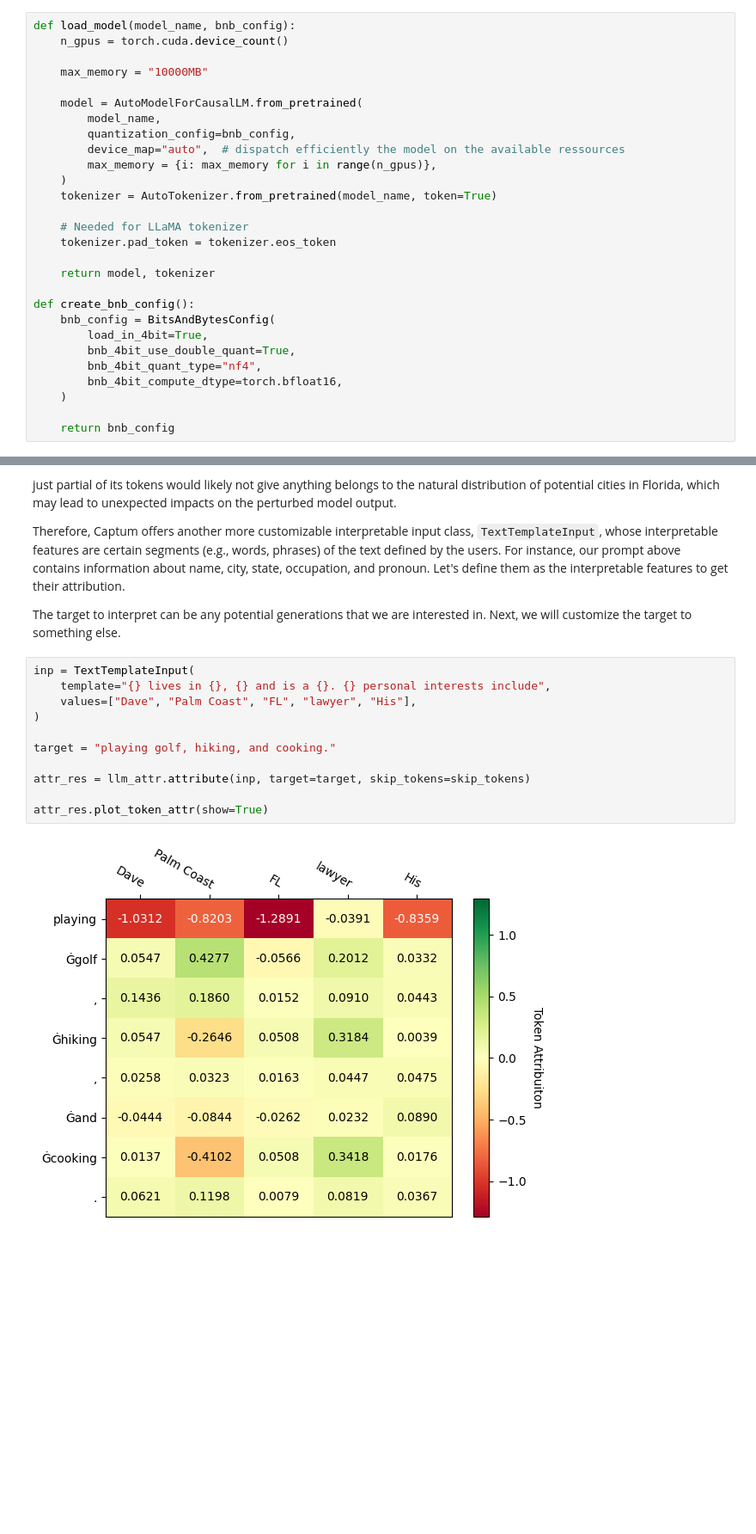
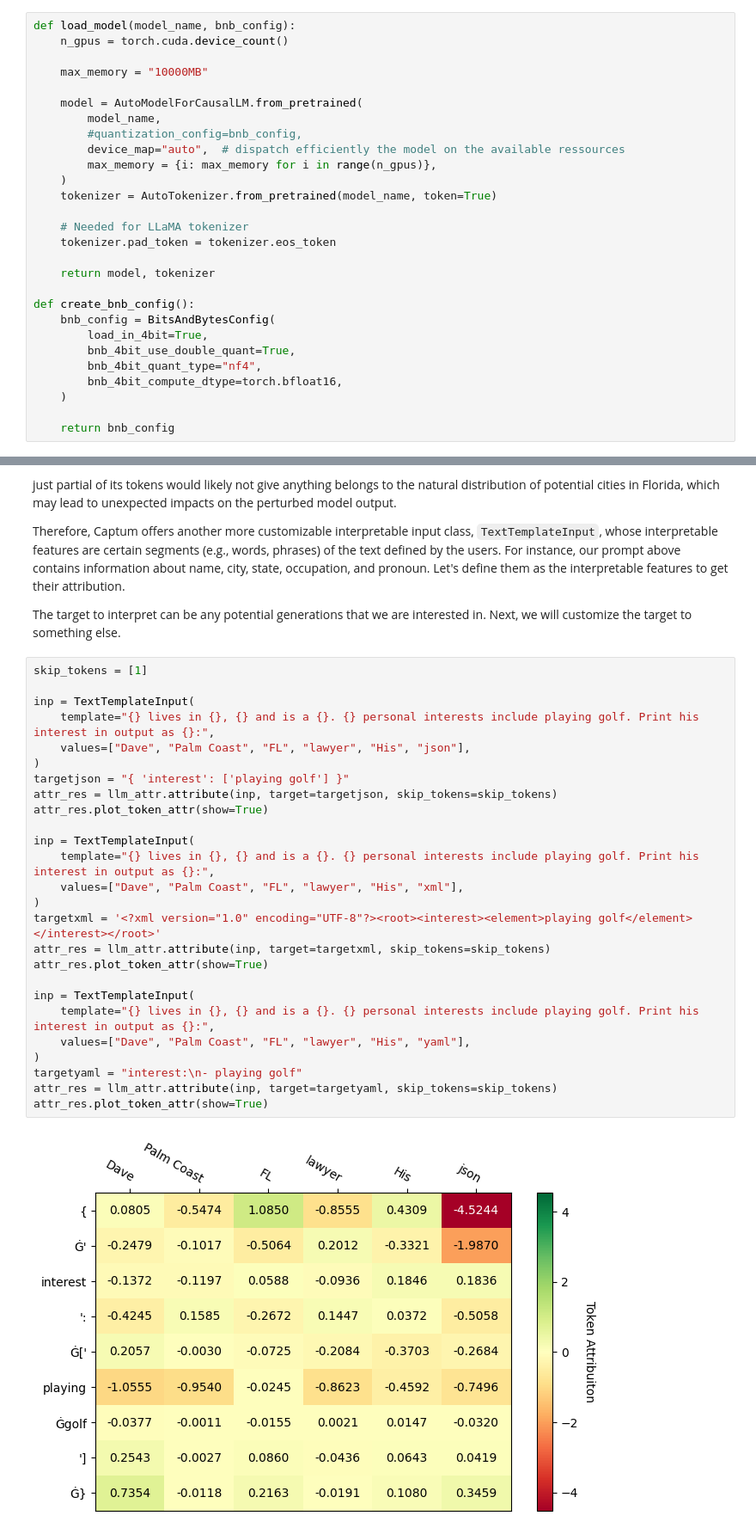
Before and after one commit to biancaraimondi/LLM_Format, a Jupyter notebook: main.ipynb, the cells around one changed output, grey strips where cells are left out. Shown at 86% size. Cells and saved outputs as stored; diff of their text form; blank space fills up the shorter version.

```diff
--- a/main.ipynb
+++ b/main.ipynb
@@ -42,7 +42,7 @@ def load_model(model_name, bnb_config):
 
     model = AutoModelForCausalLM.from_pretrained(
         model_name,
-        quantization_config=bnb_config,
+        #quantization_config=bnb_config,
         device_map="auto",  # dispatch efficiently the model on the available ressources
         max_memory = {i: max_memory for i in range(n_gpus)},
     )
@@ -131,15 +131,30 @@ Therefore, Captum offers another more customizable interpretable input class, `T
 
 The target to interpret can be any potential generations that we are interested in. Next, we will customize the target to something else.
 # %%
+skip_tokens = [1]
+
 inp = TextTemplateInput(
-    template="{} lives in {}, {} and is a {}. {} personal interests include",
-    values=["Dave", "Palm Coast", "FL", "lawyer", "His"],
+    template="{} lives in {}, {} and is a {}. {} personal interests include playing golf. Print his interest in output as {}:",
+    values=["Dave", "Palm Coast", "FL", "lawyer", "His", "json"],
 )
+targetjson = "{ 'interest': ['playing golf'] }"
+attr_res = llm_attr.attribute(inp, target=targetjson, skip_tokens=skip_tokens)
+attr_res.plot_token_attr(show=True)
 
-target = "playing golf, hiking, and cooking."
+inp = TextTemplateInput(
+    template="{} lives in {}, {} and is a {}. {} personal interests include playing golf. Print his interest in output as {}:",
+    values=["Dave", "Palm Coast", "FL", "lawyer", "His", "xml"],
+)
+targetxml = '<?xml version="1.0" encoding="UTF-8"?><root><interest><element>playing golf</element></interest></root>'
+attr_res = llm_attr.attribute(inp, target=targetxml, skip_tokens=skip_tokens)
+attr_res.plot_token_attr(show=True)
 
-attr_res = llm_attr.attribute(inp, target=target, skip_tokens=skip_tokens)
-
+inp = TextTemplateInput(
+    template="{} lives in {}, {} and is a {}. {} personal interests include playing golf. Print his interest in output as {}:",
+    values=["Dave", "Palm Coast", "FL", "lawyer", "His", "yaml"],
+)
+targetyaml = "interest:\n- playing golf"
+attr_res = llm_attr.attribute(inp, target=targetyaml, skip_tokens=skip_tokens)
 attr_res.plot_token_attr(show=True)
 # %% [output]
-[figure, old version]
+[figure, new version]
```
Also changed, not shown: parts of 1 cell of this notebook, 1 other file.
